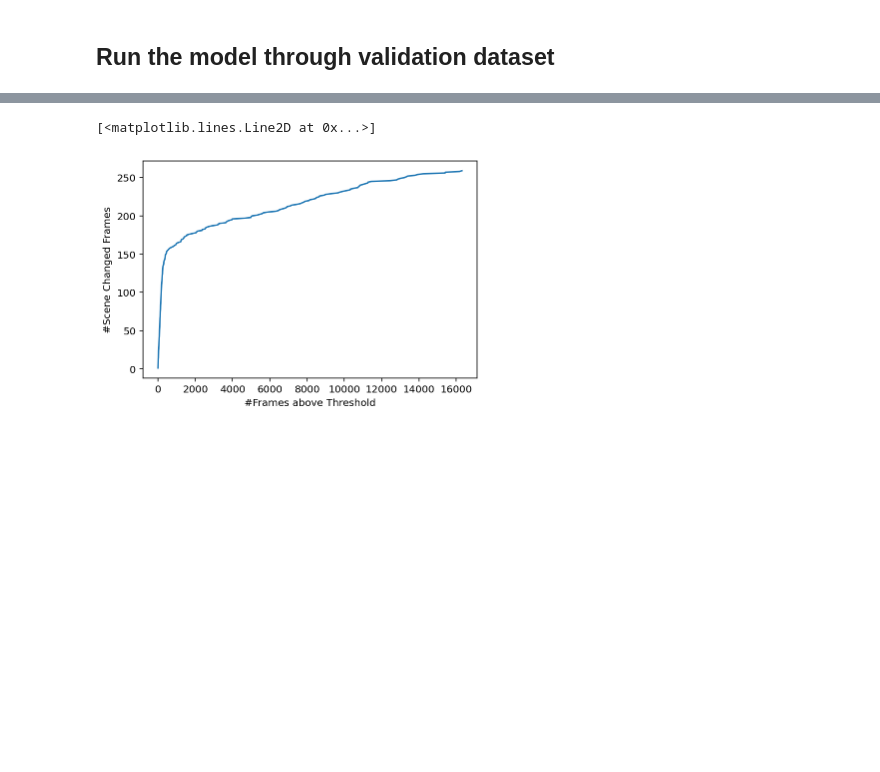
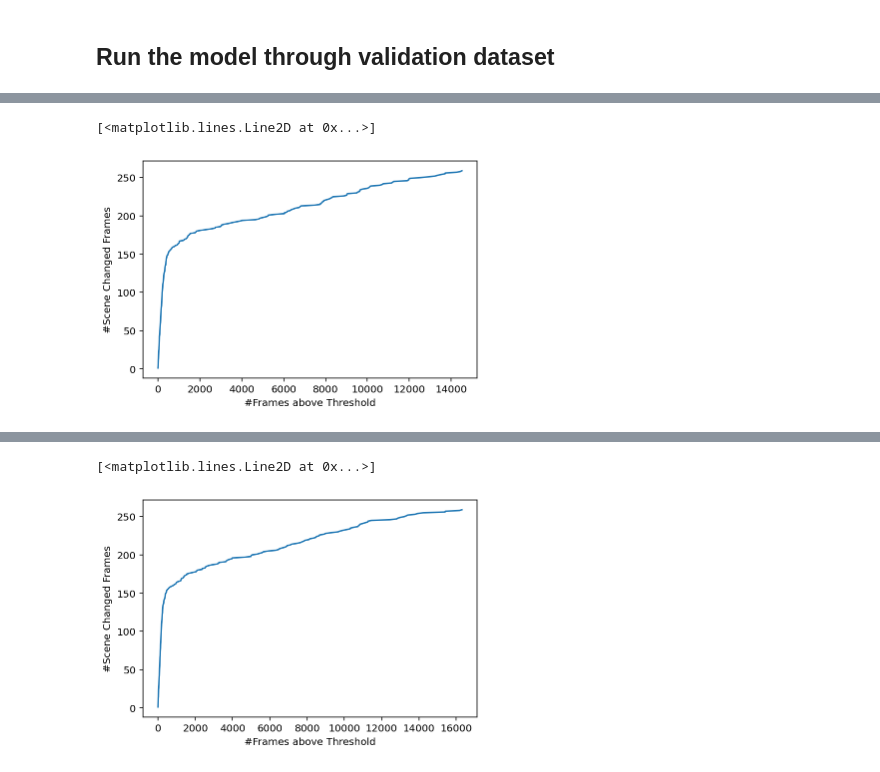
Before and after one commit to Chen-Zhe/team-two-spiked-apes, a Jupyter notebook: Model Validation.ipynb, the cells around one changed output, grey strips where cells are left out. Drawn from its saved outputs; the diff is of its cells as text; code cells hidden in the pictures; blank space fills up the shorter version.

```diff
--- a/Model Validation.ipynb
+++ b/Model Validation.ipynb
@@ -322,10 +582,25 @@ from tqdm import tqdm
 
 L2_divergence_latent = list()
 
-for i in tqdm(range(31136 - 1), desc="L2"):
+for i in tqdm(range(len(latent_mu) - 1), desc="L2"):
   image_1 = torch.cat((latent_mu[i], torch.exp(latent_log_var[i]).sqrt()))
   image_2 = torch.cat((latent_mu[i + 1], torch.exp(latent_log_var[i + 1]).sqrt()))
 
+  # Wasserstein
   diff = (image_1 - image_2).flatten()
-
   L2_divergence_latent.append(torch.linalg.norm(diff, 2).item())
+  # KLD
+#   L2_divergence_latent.append(((latent_log_var[i + 1] - latent_log_var[i]) / 2 +
+#                               (latent_log_var[i].exp() + (latent_mu[i] - latent_mu[i + 1]) ** 2) /
+#                                 (2 * latent_log_var[i + 1].exp())
+#                                - 0.5).sum()
+#                              )
+# %%
+# 142p
+from math import floor
+scene_changes = []
+with open("data/scene-change.csv") as f:
+    lines = f.readlines()
+    for line in lines[1:]:
+        scenes = line[:-1].split(',')
+        scene_changes.append([scenes[0], scenes[1]])
@@ -357,0 +712,13 @@ for i, divergence in enumerate(max_l2_per_scene_change):
+# %%
+# top 20 many to one
+%config InlineBackend.figure_format = 'retina'
+import matplotlib.pyplot as plt
+
+fig = plt.figure()
+ax1 = fig.add_subplot(111)
+ax1.set_ylabel('#Scene Changed Frames')
+ax1.set_xlabel('#Frames above Threshold')
+plt.plot(total, correct)
+# %% [output]
+[<matplotlib.lines.Line2D at 0x...>]
+[figure, added]
```
Also changed, not shown: parts of 42 cells of this notebook.
